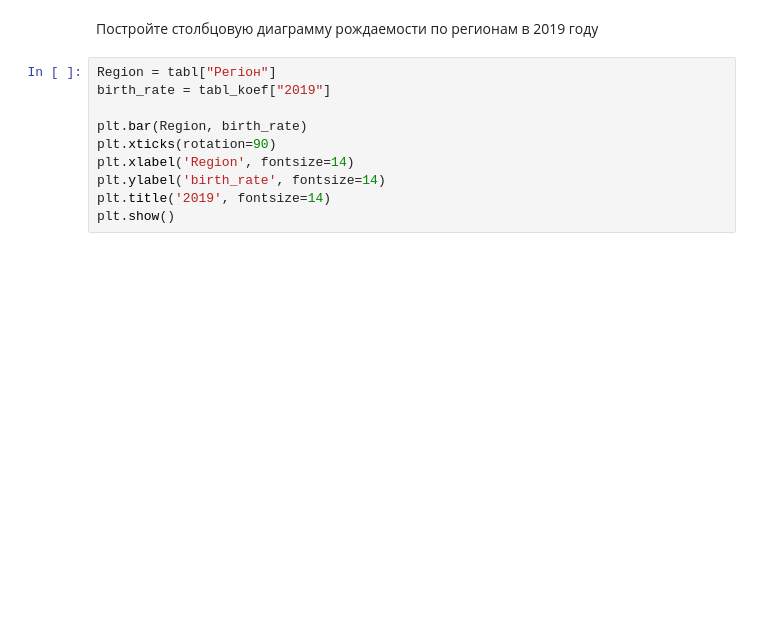
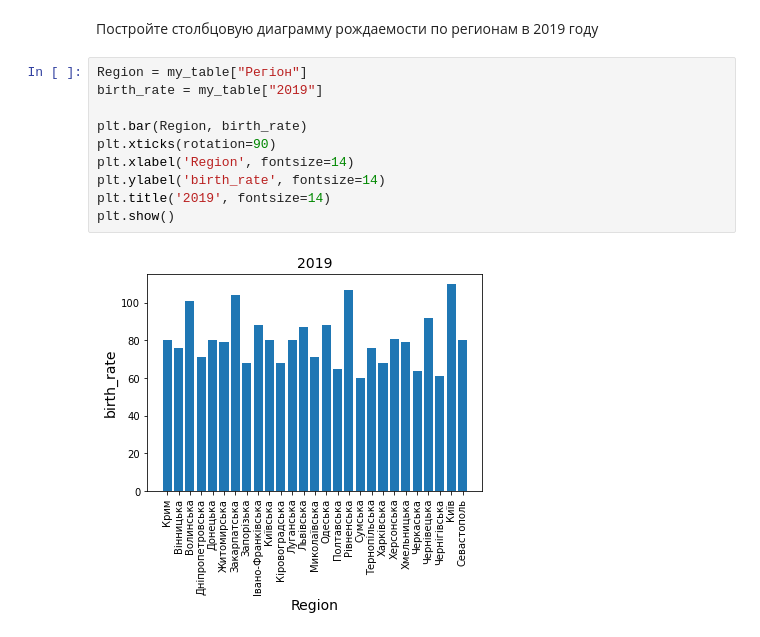
Before and after one commit to uultraviolettt/python_data_science, a Jupyter notebook: module_2/Hw2.1.ipynb, the cells around one changed output. Cells and saved outputs as stored; diff of their text form; blank space fills up the shorter version.

```diff
--- a/module_2/Hw2.1.ipynb
+++ b/module_2/Hw2.1.ipynb
@@ -187,12 +187,14 @@ display(new_tab[new_tab["2014"] >=  new_tab['2014'].max()])
 # %% [markdown]
 Постройте столбцовую диаграмму рождаемости по регионам в 2019 году
 # %%
-Region = tabl["Регіон"]
-birth_rate = tabl_koef["2019"]
+Region = my_table["Регіон"]
+birth_rate = my_table["2019"]
 
 plt.bar(Region, birth_rate)
 plt.xticks(rotation=90)
 plt.xlabel('Region', fontsize=14)
 plt.ylabel('birth_rate', fontsize=14)
 plt.title('2019', fontsize=14)
 plt.show()
+# %% [output]
+[figure, added]
```
Also changed, not shown: 4 other files.
